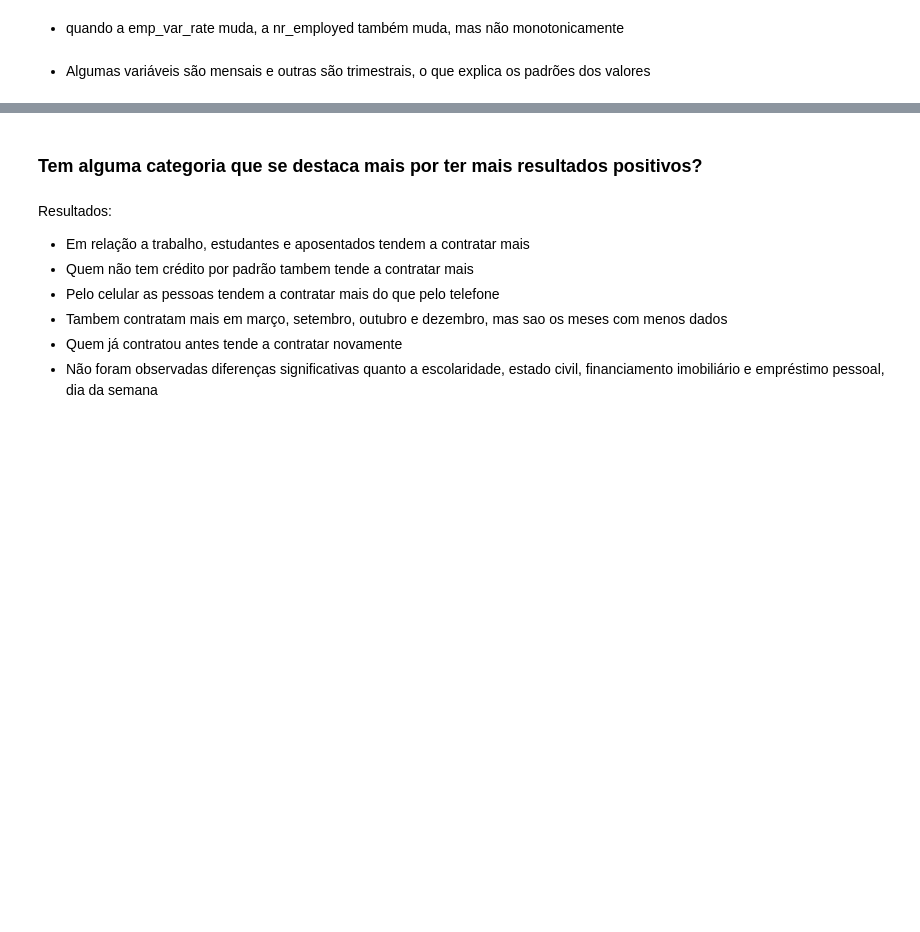
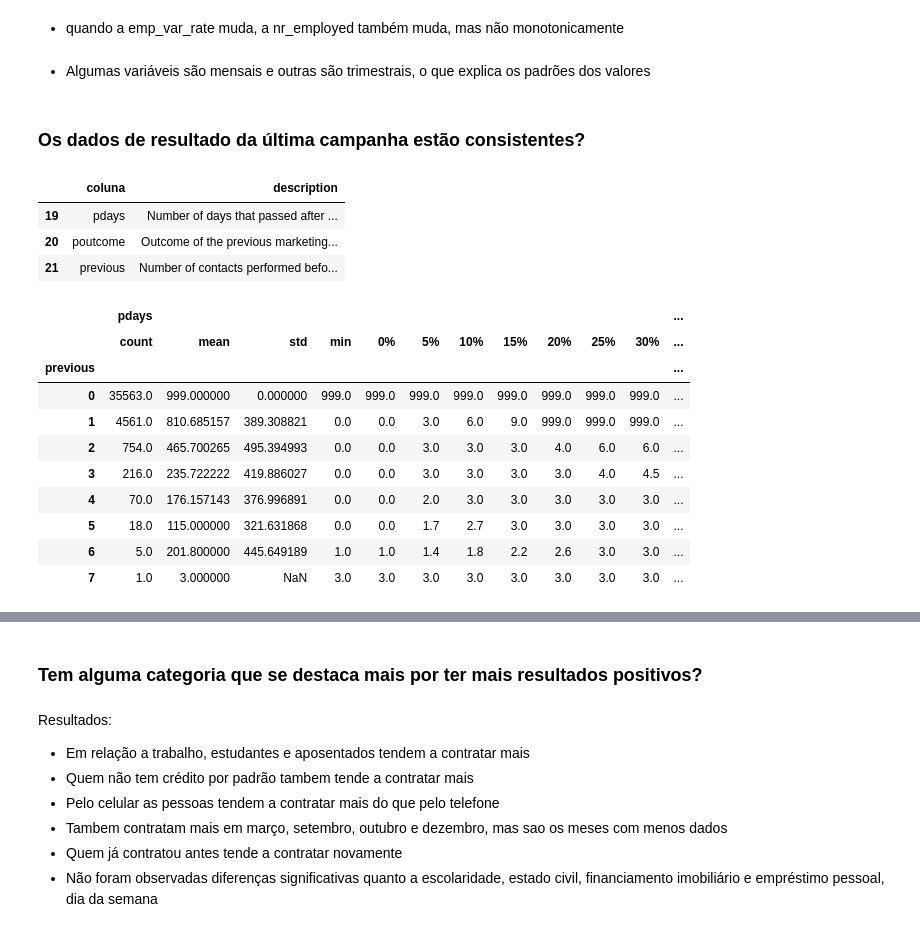
Before and after one commit to leticiafaria7/financial-ml-decisioning, a Jupyter notebook: eda.ipynb, the cells around one changed output, grey strips where cells are left out. Drawn from its saved outputs; the diff is of its cells as text; code cells hidden in the pictures; blank space fills up the shorter version.

```diff
--- a/eda.ipynb
+++ b/eda.ipynb
@@ -482,3 +532,29 @@ fig = px.scatter(df1, x = 'cons_price_idx', y = 'cons_conf_idx')
 fig.show()
 # %% [markdown]
 - Algumas variáveis são mensais e outras são trimestrais, o que explica os padrões dos valores
+# %% [markdown]
+### Os dados de resultado da última campanha estão consistentes?
+# %%
+dados_campanha = ['pdays', 'previous', 'poutcome']
+
+with pd.option_context('display.max_colwidth', None):
+    display(df_cats[df_cats['coluna'].isin(dados_campanha)][['coluna', 'description']])
+# %% [output]
+|  | coluna | description |
+| 19 | pdays | Number of days that passed after ... |
+| 20 | poutcome | Outcome of the previous marketing... |
+| 21 | previous | Number of contacts performed befo... |
+# %%
+display(df1.groupby('previous')[['pdays']].describe(percentiles = [i/20 for i in range(20)]))
+# %% [output]
+|  | pdays |  |  |  |  |  |  |  |  |  |  | ... |
+|  | count | mean | std | min | 0% | 5% | 10% | 15% | 20% | 25% | 30% | ... |
+| previous |  |  |  |  |  |  |  |  |  |  |  | ... |
+| 0 | 35563.0 | 999.000000 | 0.000000 | 999.0 | 999.0 | 999.0 | 999.0 | 999.0 | 999.0 | 999.0 | 999.0 | ... |
+| 1 | 4561.0 | 810.685157 | 389.308821 | 0.0 | 0.0 | 3.0 | 6.0 | 9.0 | 999.0 | 999.0 | 999.0 | ... |
+| 2 | 754.0 | 465.700265 | 495.394993 | 0.0 | 0.0 | 3.0 | 3.0 | 3.0 | 4.0 | 6.0 | 6.0 | ... |
+| 3 | 216.0 | 235.722222 | 419.886027 | 0.0 | 0.0 | 3.0 | 3.0 | 3.0 | 3.0 | 4.0 | 4.5 | ... |
+| 4 | 70.0 | 176.157143 | 376.996891 | 0.0 | 0.0 | 2.0 | 3.0 | 3.0 | 3.0 | 3.0 | 3.0 | ... |
+| 5 | 18.0 | 115.000000 | 321.631868 | 0.0 | 0.0 | 1.7 | 2.7 | 3.0 | 3.0 | 3.0 | 3.0 | ... |
+| 6 | 5.0 | 201.800000 | 445.649189 | 1.0 | 1.0 | 1.4 | 1.8 | 2.2 | 2.6 | 3.0 | 3.0 | ... |
+| 7 | 1.0 | 3.000000 | NaN | 3.0 | 3.0 | 3.0 | 3.0 | 3.0 | 3.0 | 3.0 | 3.0 | ... |
```
Also changed, not shown: parts of 14 cells of this notebook, 2 other files.
